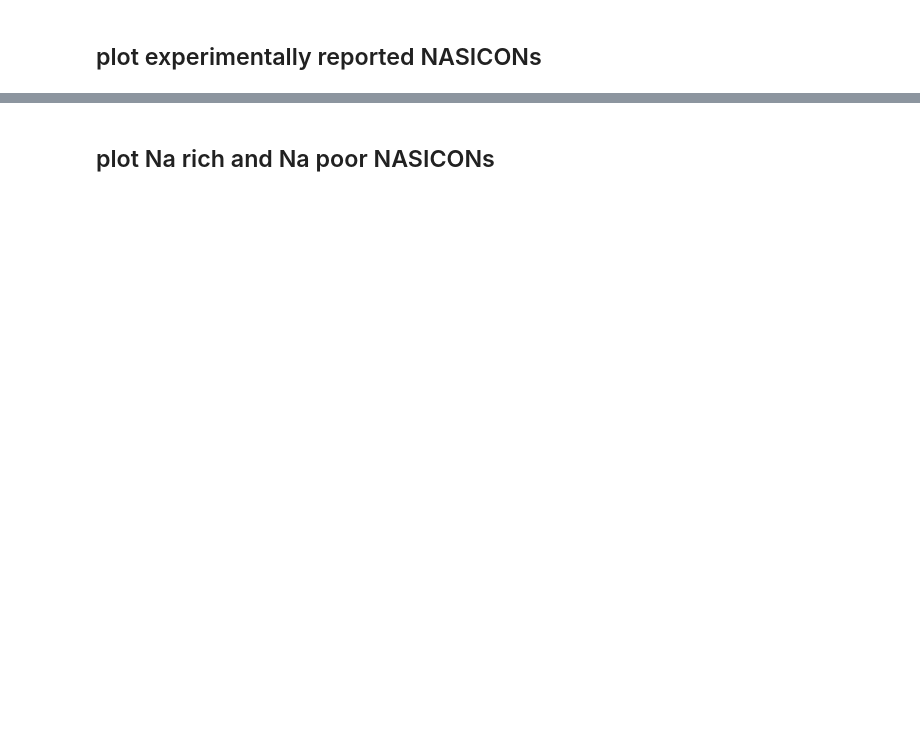
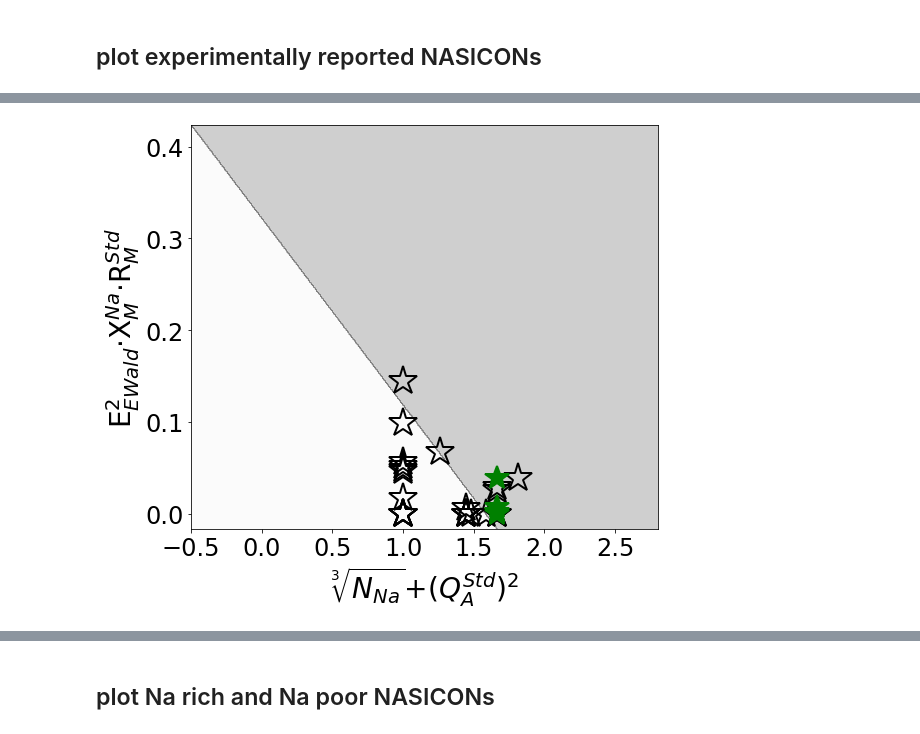
Before and after one commit to Jeff-oakley/NASICON_Predictor_Data, a Jupyter notebook: Run_five_fold_CV.ipynb, the cells around one changed output, grey strips where cells are left out. Saved outputs shown, nothing was run; the diff lists cells and outputs as text; code cells hidden in the pictures; blank space fills up the shorter version.

```diff
--- a/Run_five_fold_CV.ipynb
+++ b/Run_five_fold_CV.ipynb
@@ -254,30 +259,32 @@ print(len(reported_exp_inds), len(new_exp_inds))
 # %%
 plt.figure(figsize=(8,7))
-x_min, x_max = best_X_train[:,0].min()-0.5, best_X_train[:, 0].max()+0.5
-y_min, y_max = best_X_train[:,1].min()-50, best_X_train[:, 1].max()+100
+x_min, x_max = X_all_data[:,0].min()-0.5, X_all_data[:,0].max()+0.5
+y_min, y_max = X_all_data[:,1].min()-50, X_all_data[:,1].max()+100
 
 plot_stepx = (x_max-x_min)/500;
 plot_stepy = (y_max-y_min)/500;
 xx, yy = np.meshgrid(np.arange(x_min, x_max, plot_stepx),
                      np.arange(y_min, y_max, plot_stepy))
 Z = best_clf.predict(np.c_[xx.ravel(), yy.ravel()])
 Z = Z.reshape(xx.shape)
 
 cs = plt.contourf(xx, yy, Z, cmap=plt.cm.binary,alpha=0.2)
 
 ehull_train_arry = ehull_all_data[best_train_index]
 ehull_test_arry = ehull_all_data[best_test_index]
 
 plt.plot(X_all_data[reported_exp_inds,0],X_all_data[reported_exp_inds,1],'*',fillstyle='none',
          color='k',markersize=30,label='Reported NASICON',alpha=1.0,markeredgewidth=2)
 plt.plot(X_all_data[new_exp_inds,0],X_all_data[new_exp_inds,1],'*',fillstyle='full',color='g',markersize=25,\
          label='This Work',alpha=1.0,markeredgewidth=2)
 _ = plt.yticks([0.00/norm_factor,0.10/norm_factor,0.20/norm_factor,0.30/norm_factor,0.40/norm_factor],
            [0.0,0.1,0.2,0.3,0.4])
 _ = plt.xticks(fontsize=24); plt.yticks(fontsize=24)
 plt.xlabel('$\sqrt[3]{N_{Na}}$+($Q_{A}^{Std}$)$^2$',fontsize=28)
 plt.ylabel(r'E$_{EWald}^2$$\cdot$X$_{M}^{Na}$$\cdot$R$_{M}^{Std}$',fontsize=28)
 plt.xlim((-0.5,2.8))
 plt.ylim((-30,780))
 plt.tight_layout()
 plt.savefig('Fig_5b.pdf')
+# %% [output]
+[figure, added]
```
Also changed, not shown: parts of 17 cells of this notebook, 25 other files.
